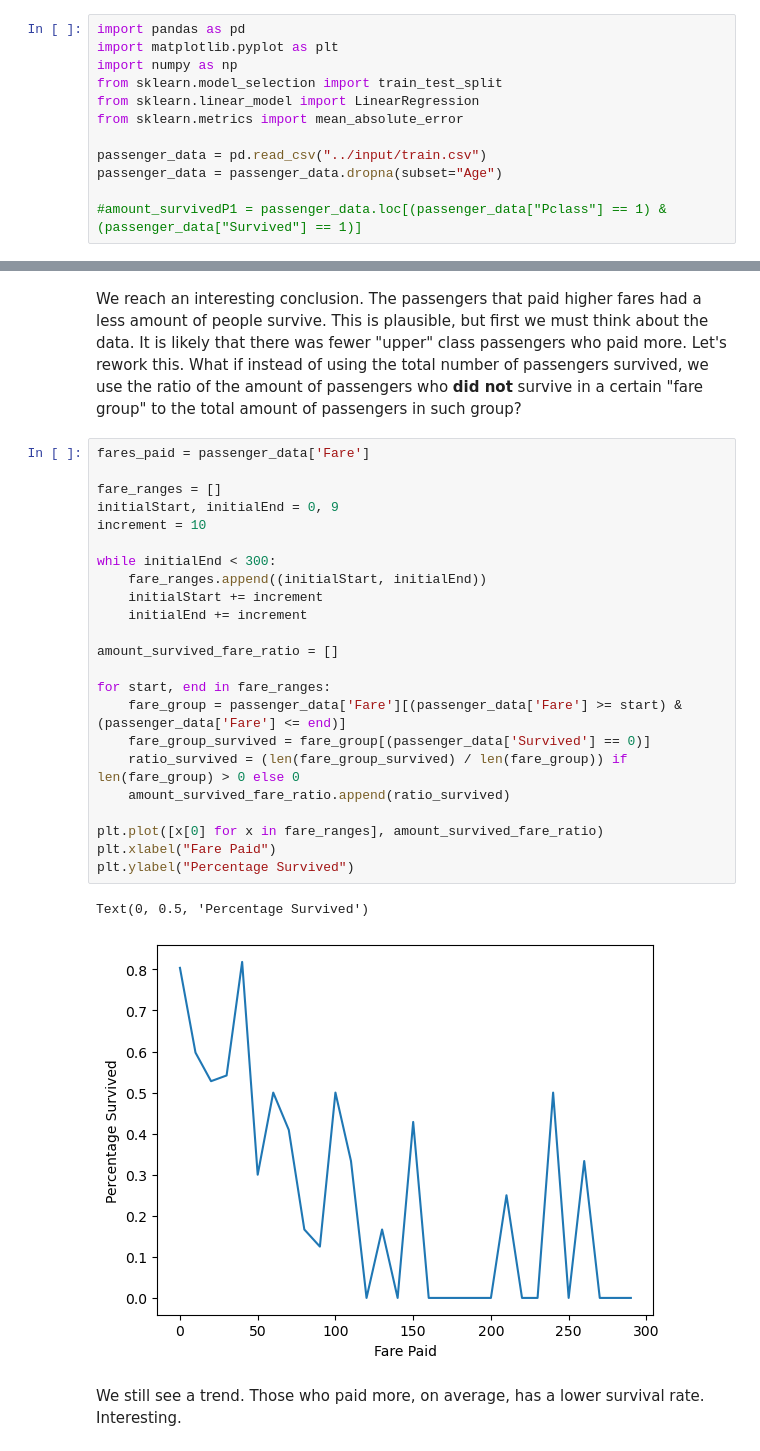
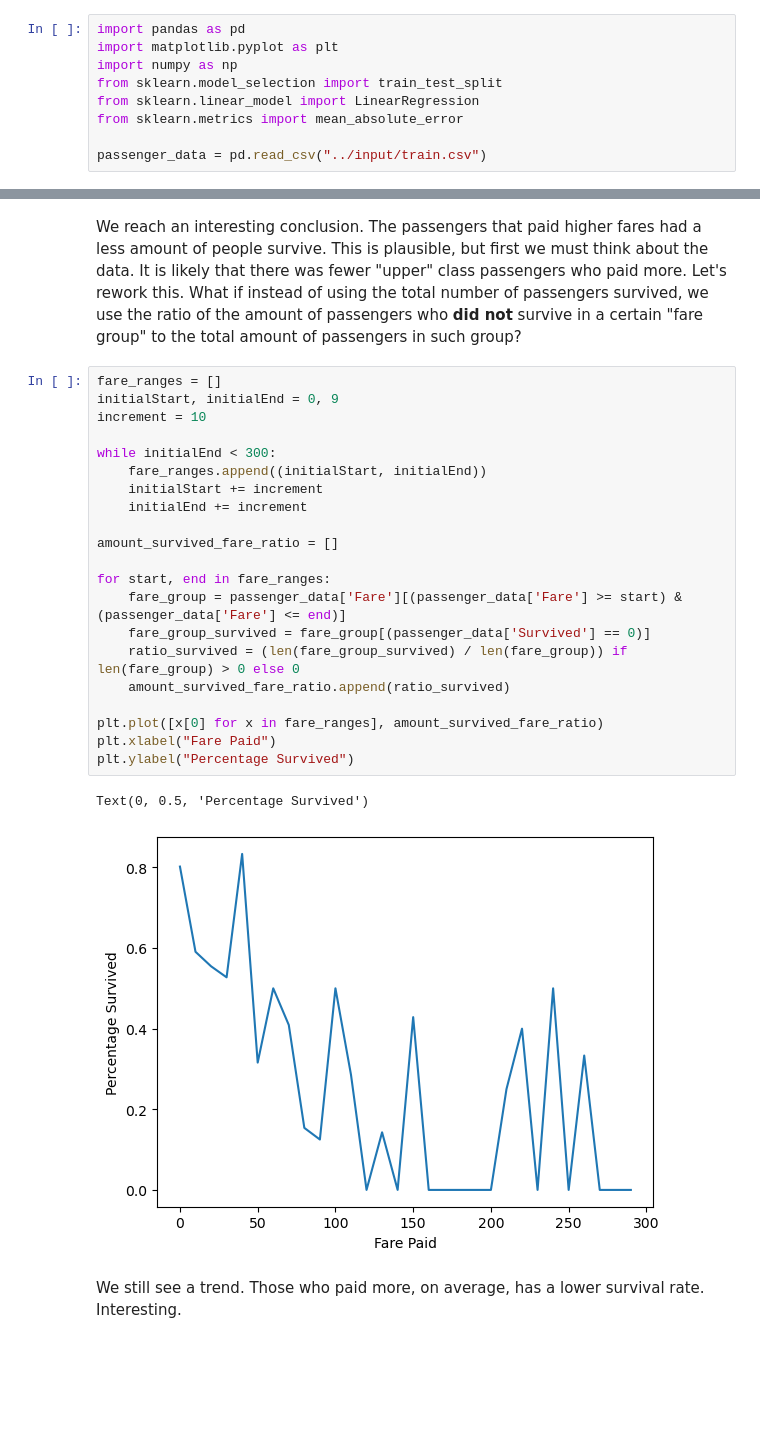
Before and after one commit to jmv1006/titanic_ml, a Jupyter notebook: notebooks/titanic.ipynb, the cells around one changed output, grey strips where cells are left out. Drawn from its saved outputs; the diff is of its cells as text; blank space fills up the shorter version.

```diff
--- a/notebooks/titanic.ipynb
+++ b/notebooks/titanic.ipynb
@@ -9,9 +9,6 @@ from sklearn.linear_model import LinearRegression
 from sklearn.metrics import mean_absolute_error
 
 passenger_data = pd.read_csv("../input/train.csv")
-passenger_data = passenger_data.dropna(subset="Age")
-
-#amount_survivedP1 = passenger_data.loc[(passenger_data["Pclass"] == 1) & (passenger_data["Survived"] == 1)]
 # %% [markdown]
 ### Part One: Analyzing Data
 
@@ -105,31 +101,29 @@ Text(0, 0.5, 'Amount Survived')
 # %% [markdown]
 We reach an interesting conclusion. The passengers that paid higher fares had a less amount of people survive. This is plausible, but first we must think about the data. It is likely that there was fewer "upper" class passengers who paid more. Let's rework this. What if instead of using the total number of passengers survived, we use the ratio of the amount of passengers who **did not** survive in a certain "fare group" to the total amount of passengers in such group?
 # %%
-fares_paid = passenger_data['Fare']
-
 fare_ranges = []
 initialStart, initialEnd = 0, 9
 increment = 10
 
 while initialEnd < 300:
     fare_ranges.append((initialStart, initialEnd))
     initialStart += increment
     initialEnd += increment
 
 amount_survived_fare_ratio = []
 
 for start, end in fare_ranges:
     fare_group = passenger_data['Fare'][(passenger_data['Fare'] >= start) & (passenger_data['Fare'] <= end)]
     fare_group_survived = fare_group[(passenger_data['Survived'] == 0)]
     ratio_survived = (len(fare_group_survived) / len(fare_group)) if len(fare_group) > 0 else 0
     amount_survived_fare_ratio.append(ratio_survived)
 
 plt.plot([x[0] for x in fare_ranges], amount_survived_fare_ratio)
 plt.xlabel("Fare Paid")
 plt.ylabel("Percentage Survived")
 # %% [output]
 Text(0, 0.5, 'Percentage Survived')
-[figure, old version]
+[figure, new version]
 # %% [markdown]
 We still see a trend. Those who paid more, on average, has a lower survival rate. Interesting.
 # %% [markdown]
```
Also changed, not shown: parts of 9 cells of this notebook, 1 other file.
